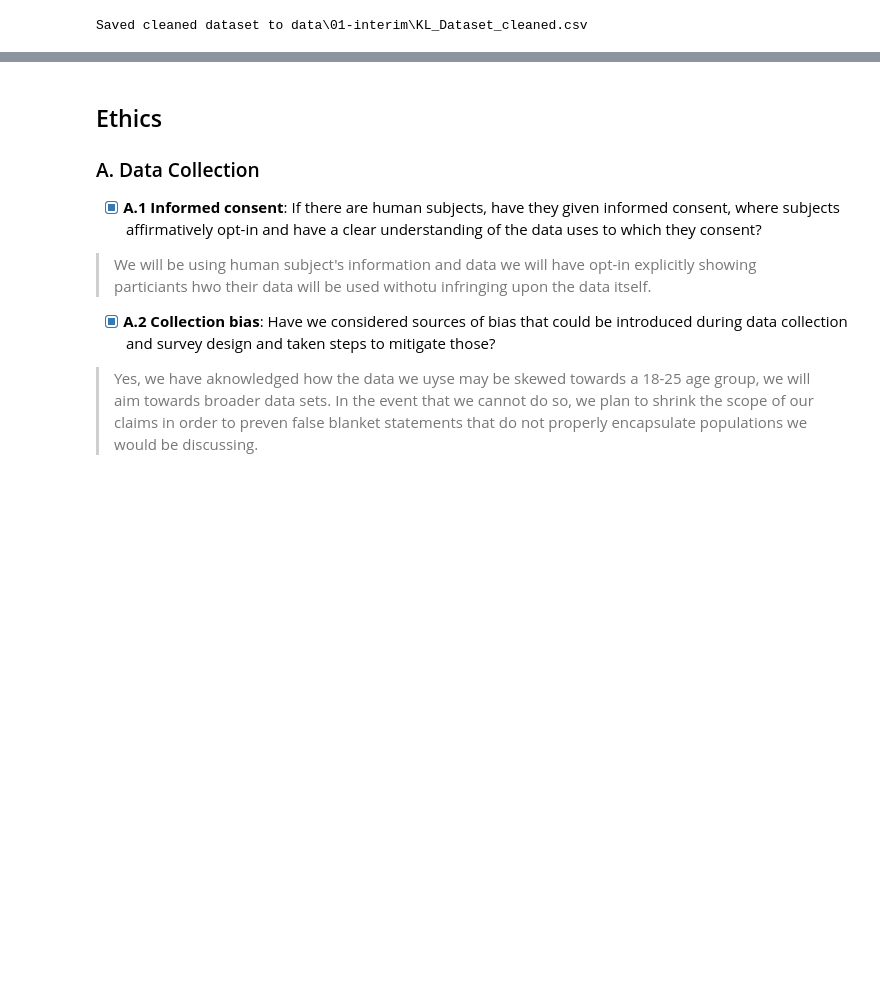
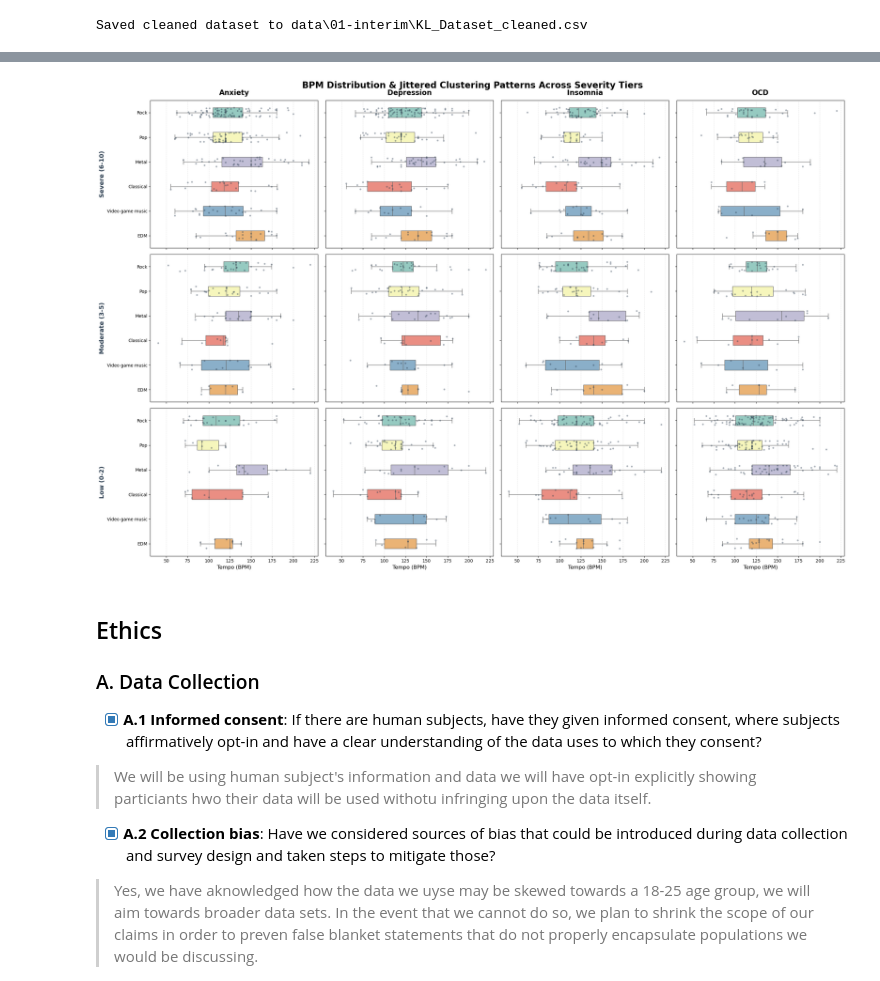
Before and after one commit to COGS108/Group-SP26-097, a Jupyter notebook: 03-FinalProject.ipynb, the cells around one changed output, grey strips where cells are left out. Saved outputs shown, nothing was run; the diff lists cells and outputs as text; code cells hidden in the pictures; blank space fills up the shorter version.

```diff
--- a/03-FinalProject.ipynb
+++ b/03-FinalProject.ipynb
@@ -257,3 +450,95 @@ Some more words and stuff.  Remember notebooks work best if you interleave the c
+# %%
+import warnings
+import pandas as pd
+import matplotlib.pyplot as plt
+
+FILE_PATH = "data/01-interim/MxMH_Survey_cleaned.csv"
+df = pd.read_csv(FILE_PATH)
+
+df_clean = df.dropna(subset=['BPM', 'Fav genre'])
+# Strip out joke entries to preserve scale uniformity across the grid
+df_clean = df_clean[(df_clean['BPM'] >= 20) & (df_clean['BPM'] <= 300)]
+
+# Standardize the Y-axis categories by focusing on the top overall genres
+top_genres = df_clean['Fav genre'].value_counts().index[:6]
+df_matrix = df_clean[df_clean['Fav genre'].isin(top_genres)]
+
+# 2. Define our matrix dimensions
+conditions = ['Anxiety', 'Depression', 'Insomnia', 'OCD']
+severity_labels = ['Severe (6-10)', 'Moderate (3-5)', 'Low (0-2)']
+
+nrows = len(severity_labels) # 3
+ncols = len(conditions)      # 4
+
+# sharey=True forces every single graph to use the exact same genre listing on the Y-axis
+# sharex=True keeps the 20-300 BPM scale completely aligned for instant visual comparison
+fig, axes = plt.subplots(nrows, ncols, figsize=(24, 16), sharex=True, sharey=True)
+
+# 3. Populate the Matrix Grid
+for r, sev in enumerate(severity_labels):
+    for c, cond in enumerate(conditions):
+        ax = axes[r, c]
+
+        # Filter the data for this exact cell based on severity tier definitions
+        if r == 0:     # Severe
+            cell_df = df_matrix[df_matrix[cond] >= 6]
+        elif r == 1:   # Moderate / Average
+            cell_df = df_matrix[(df_matrix[cond] >= 3) & (df_matrix[cond] <= 5)]
+        else:          # Low
+            cell_df = df_matrix[df_matrix[cond] <= 2]
+
+        # If a cell has data, plot the distribution
+        if not cell_df.empty:
+            # Boxplot for the core distribution structure
+            sns.boxplot(
+                data=cell_df,
+                y='Fav genre',
+                x='BPM',
+                ax=ax,
+                order=top_genres,
+                palette='Set3',
+                width=0.4,
+                fliersize=0
+            )
+            # Stripplot overlay to reveal raw cluster density
+            sns.stripplot(
+                data=cell_df,
+                y='Fav genre',
+                x='BPM',
+                ax=ax,
+                order=top_genres,
+                color='#2c3e50',
+                size=4,
+                alpha=0.4,
+                jitter=0.2
+            )
+
+        # --- Metadata and Layout Cleanup ---
+        # Set column titles only on the very top row
+        if r == 0:
+            ax.set_title(cond, fontsize=16, fontweight='bold', pad=12)
+
+        # Set row headers only on the leftmost column
+        if c == 0:
+            ax.set_ylabel(sev, fontsize=14, fontweight='bold', color='#2c3e50')
+        else:
+            ax.set_ylabel('')
+
+        # Label the X-axis only on the bottom row to prevent text crowding
+        if r == 2:
+            ax.set_xlabel('Tempo (BPM)', fontsize=12)
+        else:
+            ax.set_xlabel('')
+
+        ax.grid(axis='x', linestyle='--', alpha=0.3)
+
+# 4. Super-title and export
+plt.suptitle('BPM Distribution & Jittered Clustering Patterns Across Severity Tiers',
+             fontsize=20, fontweight='bold', y=0.98)
+plt.tight_layout()
+plt.savefig('mental_health_bpm_matrix.png', dpi=300, bbox_inches='tight')
+# %% [output]
+[figure, added]
 # %% [markdown]
 ## Ethics
 
```
Also changed, not shown: parts of 24 cells of this notebook.
